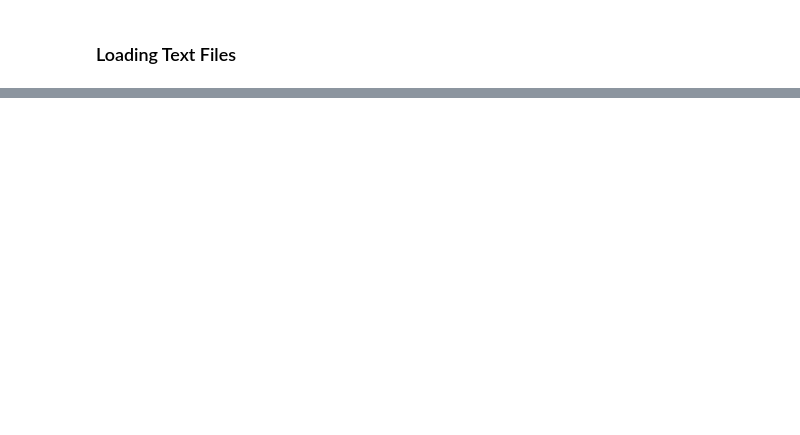
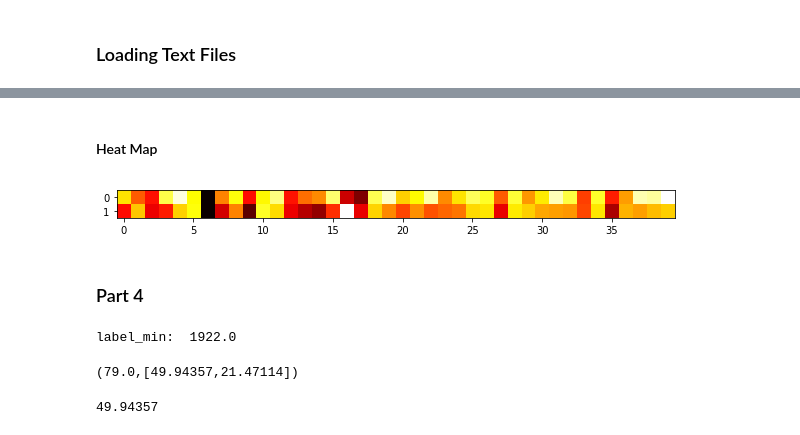
Before and after one commit to narayana1043/Bigdata, a Jupyter notebook: spark/spark_ass1.ipynb, the cells around one changed output, grey strips where cells are left out. Drawn from its saved outputs; the diff is of its cells as text; code cells hidden in the pictures; blank space fills up the shorter version.

```diff
--- a/spark/spark_ass1.ipynb
+++ b/spark/spark_ass1.ipynb
@@ -57,0 +49,6 @@ schemaMSD.registerTempTable("MSD")
+# %%
+msd_subset_rdd = msd_rdd.map(lambda row: LabeledPoint(row.label, row.features[:2]))
+# %%
+msd_subset_rdd_40samples = msd_subset_rdd.takeSample(num=40,withReplacement=False)
+# %%
+heat_map_data = np.array([[x.features[0],x.features[1]] for x in msd_subset_rdd_40samples])
@@ -57,0 +57,6 @@ schemaMSD.registerTempTable("MSD")
+# %%
+from sklearn.preprocessing import MinMaxScaler
+
+heat_map_data = MinMaxScaler().fit_transform(X=heat_map_data)
+print "Normalized B/W zero and one"
+print heat_map_data
@@ -57,0 +81,31 @@ schemaMSD.registerTempTable("MSD")
+# %% [markdown]
+#### Heat Map
+# %%
+import matplotlib.pyplot as plt
+import numpy as np
+
+plt.figure(figsize=(10,1))
+plt.imshow(heat_map_data.T, cmap='hot', interpolation='nearest')
+plt.show()
+# %% [output]
+[figure, added]
+# %% [markdown]
+### Part 4
+# %%
+label_min = msd_rdd.map(lambda x: x.label).min()
+print "label_min: ",label_min
+# %% [output]
+label_min:  1922.0
+# %%
+def rescale_label(x, label_min):
+    x.label = x.label - label_min
+    return x
+
+shifted_label_msd_rdd = msd_subset_rdd.map(lambda x: rescale_label(x, label_min))
+print shifted_label_msd_rdd.first()
+# %% [output]
+(79.0,[49.94357,21.47114])
+# %%
+print shifted_label_msd_rdd.first().features[0]
+# %% [output]
+49.94357
```
Also changed, not shown: parts of 21 cells of this notebook.
